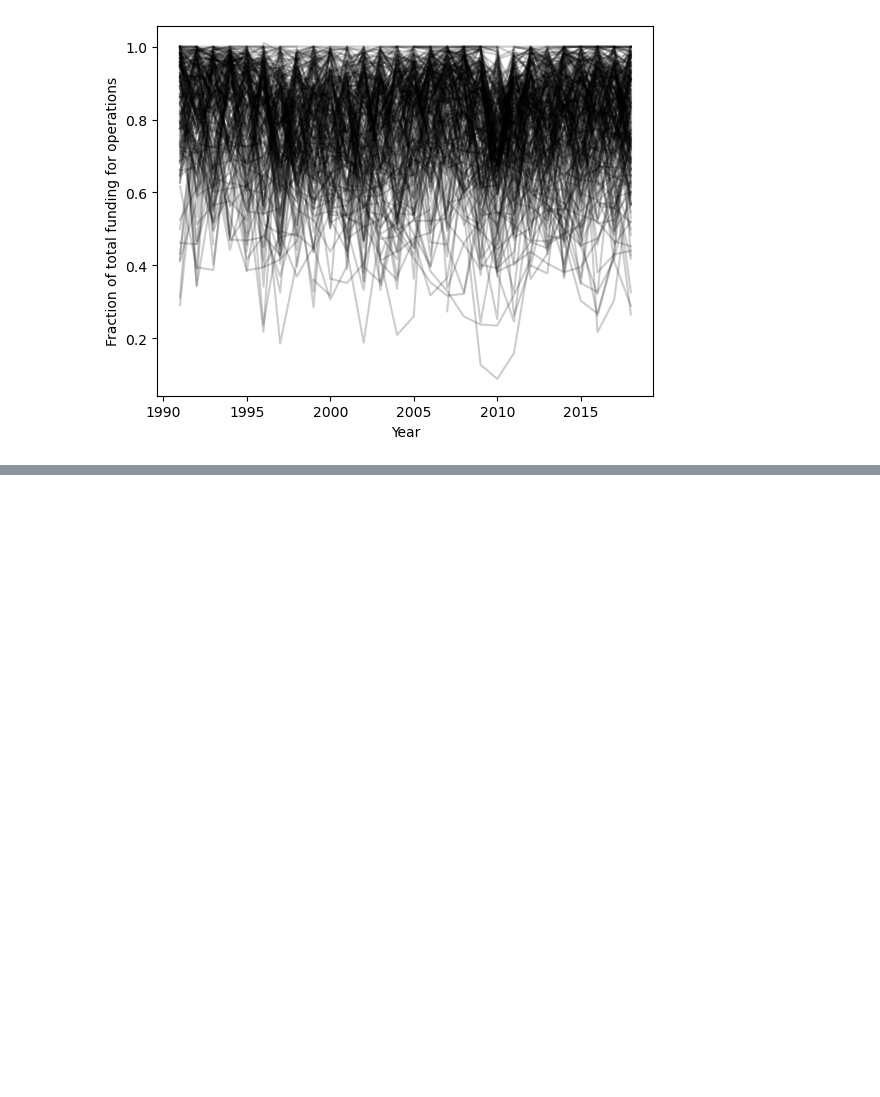
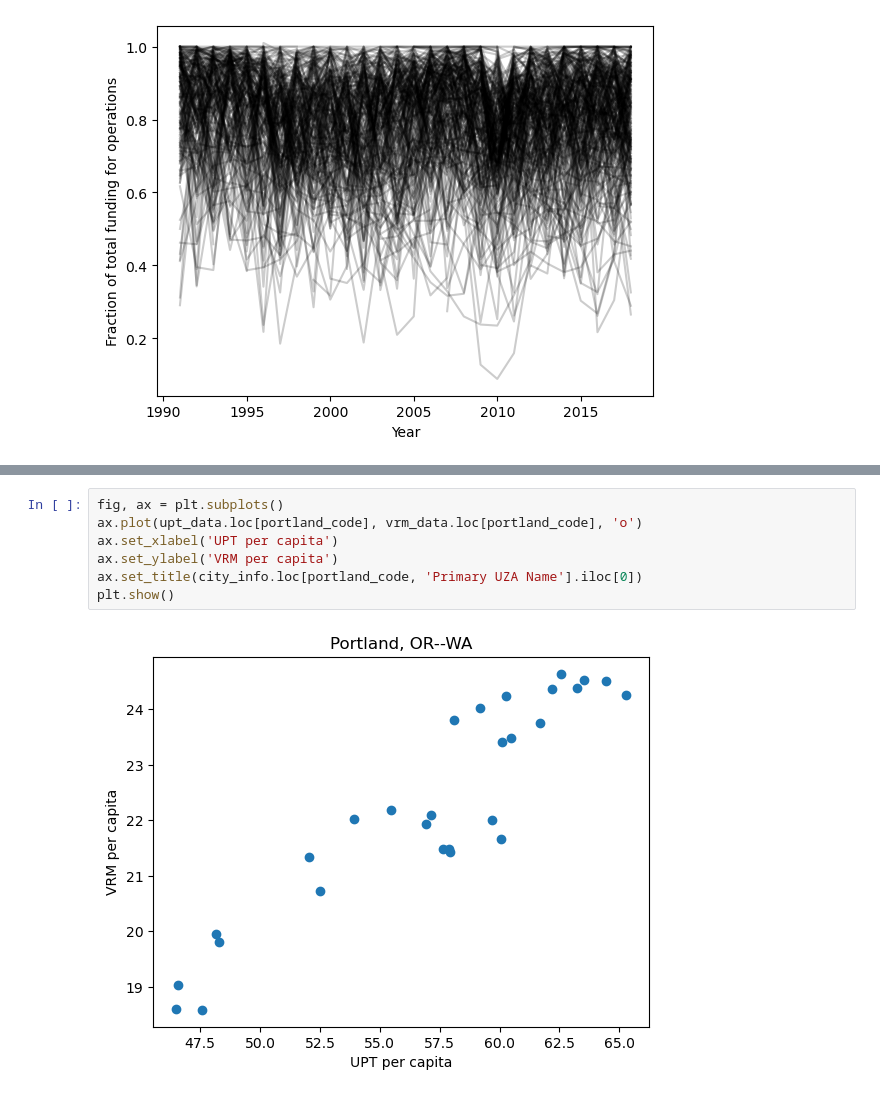
Before and after one commit to lodubay/transit-ridership, a Jupyter notebook: notebooks/time_series_LD.ipynb, the cells around one changed output, grey strips where cells are left out. Drawn from its saved outputs; the diff is of its cells as text; blank space fills up the shorter version.

```diff
--- a/notebooks/time_series_LD.ipynb
+++ b/notebooks/time_series_LD.ipynb
@@ -122,0 +246,9 @@ plt.show()
+# %%
+fig, ax = plt.subplots()
+ax.plot(upt_data.loc[portland_code], vrm_data.loc[portland_code], 'o')
+ax.set_xlabel('UPT per capita')
+ax.set_ylabel('VRM per capita')
+ax.set_title(city_info.loc[portland_code, 'Primary UZA Name'].iloc[0])
+plt.show()
+# %% [output]
+[figure, added]
```
Also changed, not shown: parts of 23 cells of this notebook, 5 other files.
